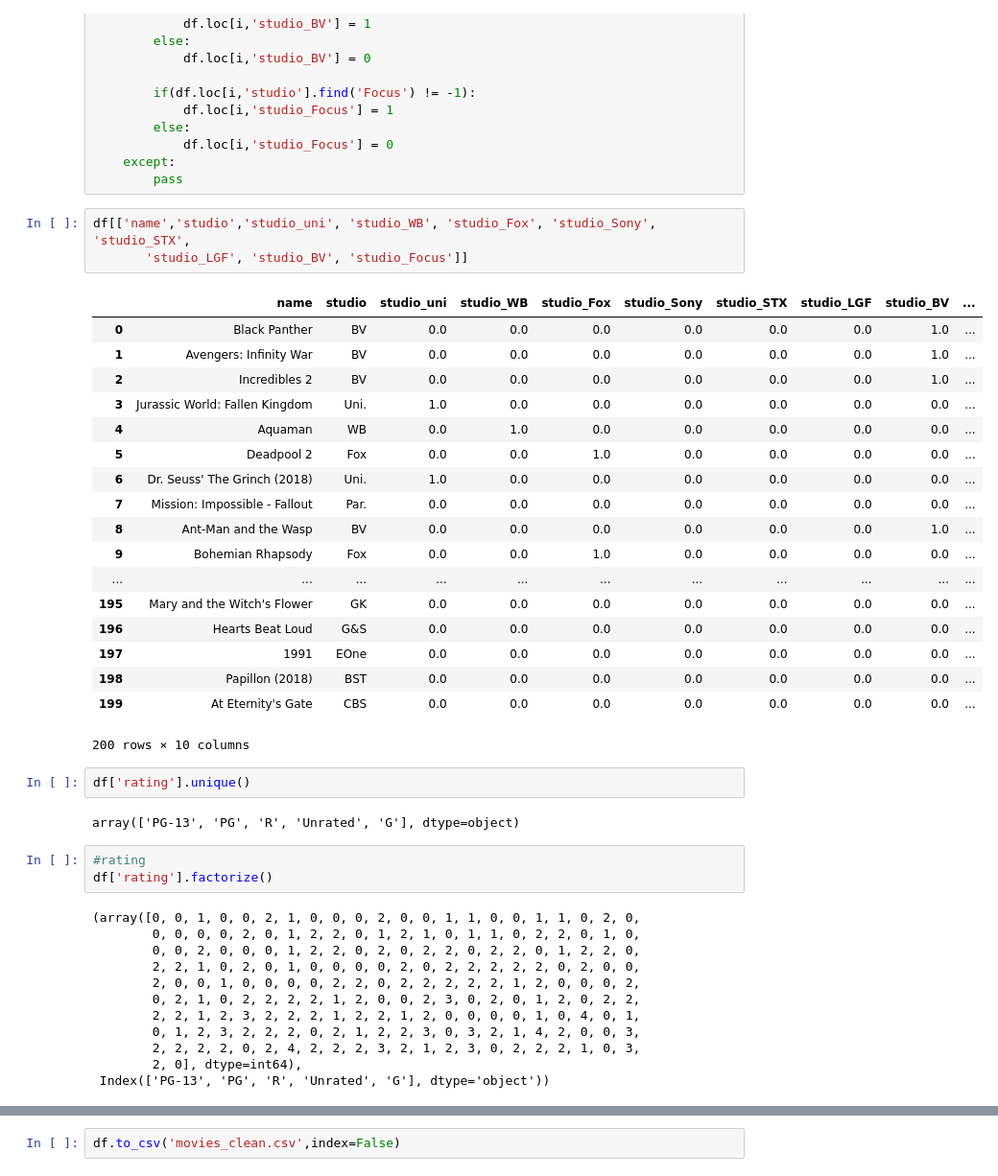
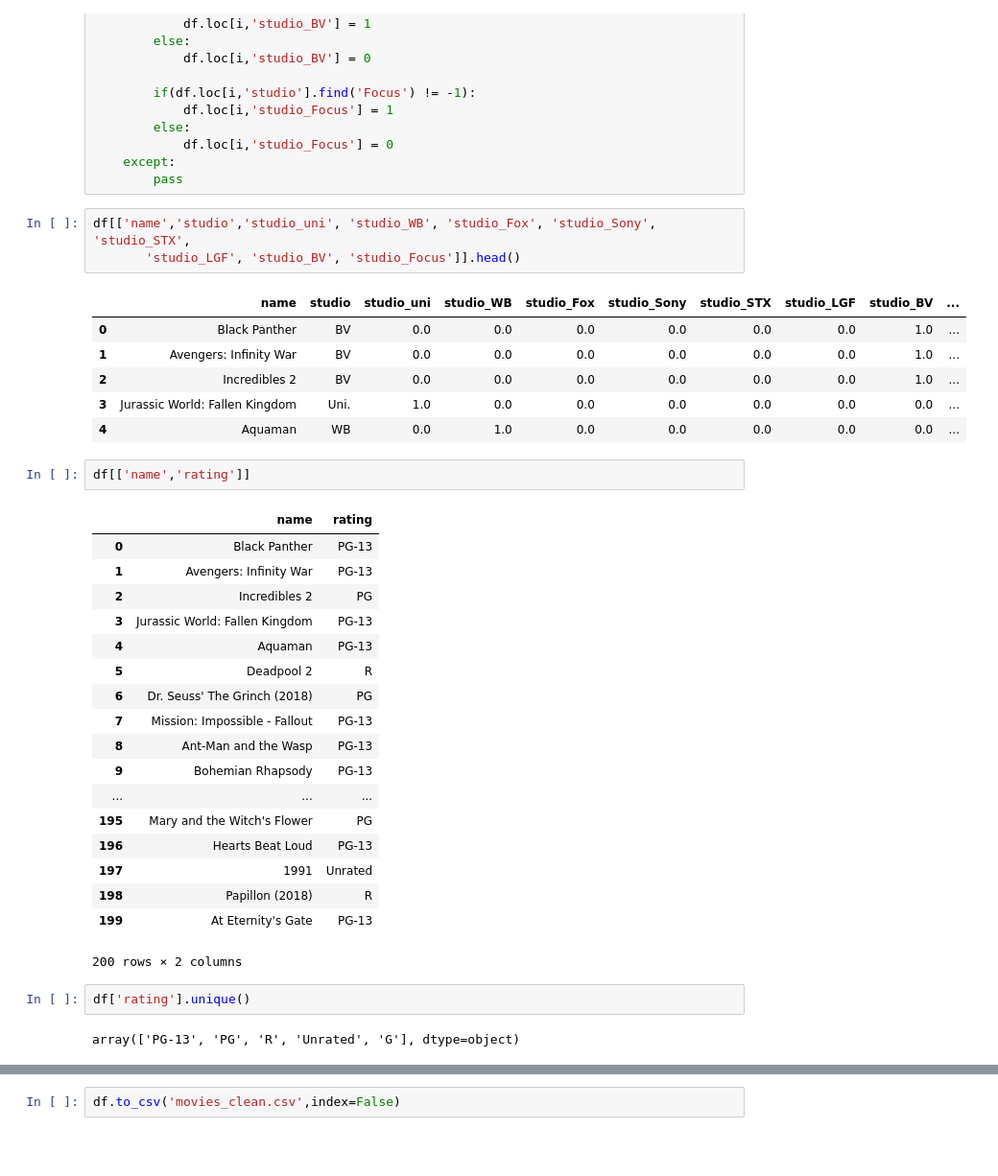
Before and after one commit to thezapalsky/boxoffice_prediction, a Jupyter notebook: boxoffice.ipynb, the cells around one changed output, grey strips where cells are left out. Shown at 96% size. Saved outputs shown, nothing was run; the diff lists cells and outputs as text; blank space fills up the shorter version.

```diff
--- a/boxoffice.ipynb
+++ b/boxoffice.ipynb
@@ -385,42 +385,36 @@ for i in range(len(df)):
         pass
 # %%
 df[['name','studio','studio_uni', 'studio_WB', 'studio_Fox', 'studio_Sony', 'studio_STX',
-       'studio_LGF', 'studio_BV', 'studio_Focus']]
+       'studio_LGF', 'studio_BV', 'studio_Focus']].head()
 # %% [output]
 |  | name | studio | studio_uni | studio_WB | studio_Fox | studio_Sony | studio_STX | studio_LGF | studio_BV | ... |
 | 0 | Black Panther | BV | 0.0 | 0.0 | 0.0 | 0.0 | 0.0 | 0.0 | 1.0 | ... |
 | 1 | Avengers: Infinity War | BV | 0.0 | 0.0 | 0.0 | 0.0 | 0.0 | 0.0 | 1.0 | ... |
 | 2 | Incredibles 2 | BV | 0.0 | 0.0 | 0.0 | 0.0 | 0.0 | 0.0 | 1.0 | ... |
 | 3 | Jurassic World: Fallen Kingdom | Uni. | 1.0 | 0.0 | 0.0 | 0.0 | 0.0 | 0.0 | 0.0 | ... |
 | 4 | Aquaman | WB | 0.0 | 1.0 | 0.0 | 0.0 | 0.0 | 0.0 | 0.0 | ... |
-| 5 | Deadpool 2 | Fox | 0.0 | 0.0 | 1.0 | 0.0 | 0.0 | 0.0 | 0.0 | ... |
-| 6 | Dr. Seuss' The Grinch (2018) | Uni. | 1.0 | 0.0 | 0.0 | 0.0 | 0.0 | 0.0 | 0.0 | ... |
-| 7 | Mission: Impossible - Fallout | Par. | 0.0 | 0.0 | 0.0 | 0.0 | 0.0 | 0.0 | 0.0 | ... |
-| 8 | Ant-Man and the Wasp | BV | 0.0 | 0.0 | 0.0 | 0.0 | 0.0 | 0.0 | 1.0 | ... |
-| 9 | Bohemian Rhapsody | Fox | 0.0 | 0.0 | 1.0 | 0.0 | 0.0 | 0.0 | 0.0 | ... |
-| ... | ... | ... | ... | ... | ... | ... | ... | ... | ... | ... |
-| 195 | Mary and the Witch's Flower | GK | 0.0 | 0.0 | 0.0 | 0.0 | 0.0 | 0.0 | 0.0 | ... |
-| 196 | Hearts Beat Loud | G&S | 0.0 | 0.0 | 0.0 | 0.0 | 0.0 | 0.0 | 0.0 | ... |
-| 197 | 1991 | EOne | 0.0 | 0.0 | 0.0 | 0.0 | 0.0 | 0.0 | 0.0 | ... |
-| 198 | Papillon (2018) | BST | 0.0 | 0.0 | 0.0 | 0.0 | 0.0 | 0.0 | 0.0 | ... |
-| 199 | At Eternity's Gate | CBS | 0.0 | 0.0 | 0.0 | 0.0 | 0.0 | 0.0 | 0.0 | ... |
-200 rows × 10 columns
+# %%
+df[['name','rating']]
+# %% [output]
+|  | name | rating |
+| 0 | Black Panther | PG-13 |
+| 1 | Avengers: Infinity War | PG-13 |
+| 2 | Incredibles 2 | PG |
+| 3 | Jurassic World: Fallen Kingdom | PG-13 |
+| 4 | Aquaman | PG-13 |
+| 5 | Deadpool 2 | R |
+| 6 | Dr. Seuss' The Grinch (2018) | PG |
+| 7 | Mission: Impossible - Fallout | PG-13 |
+| 8 | Ant-Man and the Wasp | PG-13 |
+| 9 | Bohemian Rhapsody | PG-13 |
+| ... | ... | ... |
+| 195 | Mary and the Witch's Flower | PG |
+| 196 | Hearts Beat Loud | PG-13 |
+| 197 | 1991 | Unrated |
+| 198 | Papillon (2018) | R |
+| 199 | At Eternity's Gate | PG-13 |
+200 rows × 2 columns
 # %%
 df['rating'].unique()
 # %% [output]
 array(['PG-13', 'PG', 'R', 'Unrated', 'G'], dtype=object)
-# %%
-#rating
-df['rating'].factorize()
-# %% [output]
-(array([0, 0, 1, 0, 0, 2, 1, 0, 0, 0, 2, 0, 0, 1, 1, 0, 0, 1, 1, 0, 2, 0,
-        0, 0, 0, 0, 2, 0, 1, 2, 2, 0, 1, 2, 1, 0, 1, 1, 0, 2, 2, 0, 1, 0,
-        0, 0, 2, 0, 0, 0, 1, 2, 2, 0, 2, 0, 2, 2, 0, 2, 2, 0, 1, 2, 2, 0,
-        2, 2, 1, 0, 2, 0, 1, 0, 0, 0, 0, 2, 0, 2, 2, 2, 2, 2, 0, 2, 0, 0,
-        2, 0, 0, 1, 0, 0, 0, 0, 2, 2, 0, 2, 2, 2, 2, 2, 1, 2, 0, 0, 0, 2,
-        0, 2, 1, 0, 2, 2, 2, 2, 1, 2, 0, 0, 2, 3, 0, 2, 0, 1, 2, 0, 2, 2,
-        2, 2, 1, 2, 3, 2, 2, 2, 1, 2, 2, 1, 2, 0, 0, 0, 0, 1, 0, 4, 0, 1,
-        0, 1, 2, 3, 2, 2, 2, 0, 2, 1, 2, 2, 3, 0, 3, 2, 1, 4, 2, 0, 0, 3,
-        2, 2, 2, 2, 0, 2, 4, 2, 2, 2, 3, 2, 1, 2, 3, 0, 2, 2, 2, 1, 0, 3,
-        2, 0], dtype=int64),
- Index(['PG-13', 'PG', 'R', 'Unrated', 'G'], dtype='object'))
```
Also changed, not shown: parts of 6 cells of this notebook, 1 other file.
